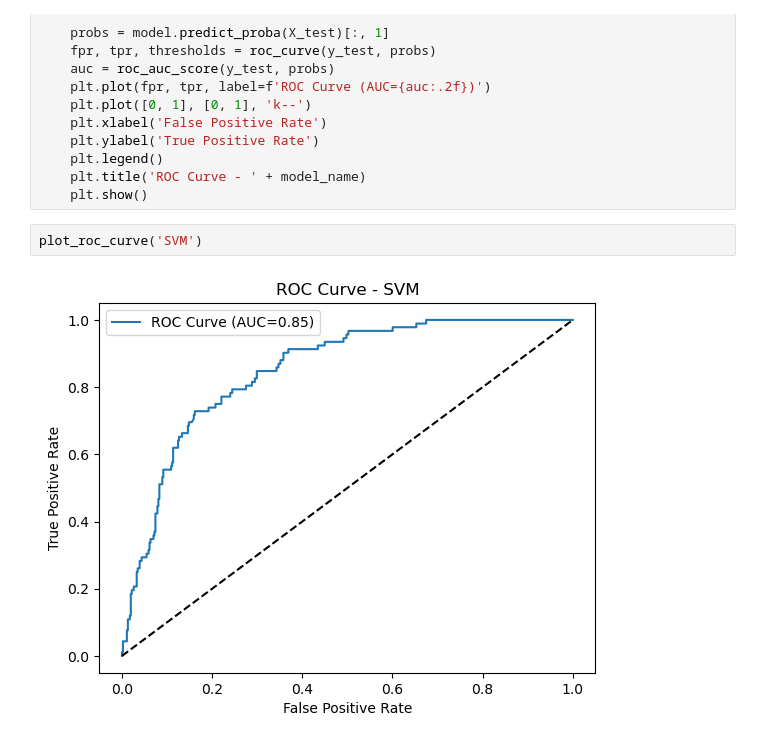
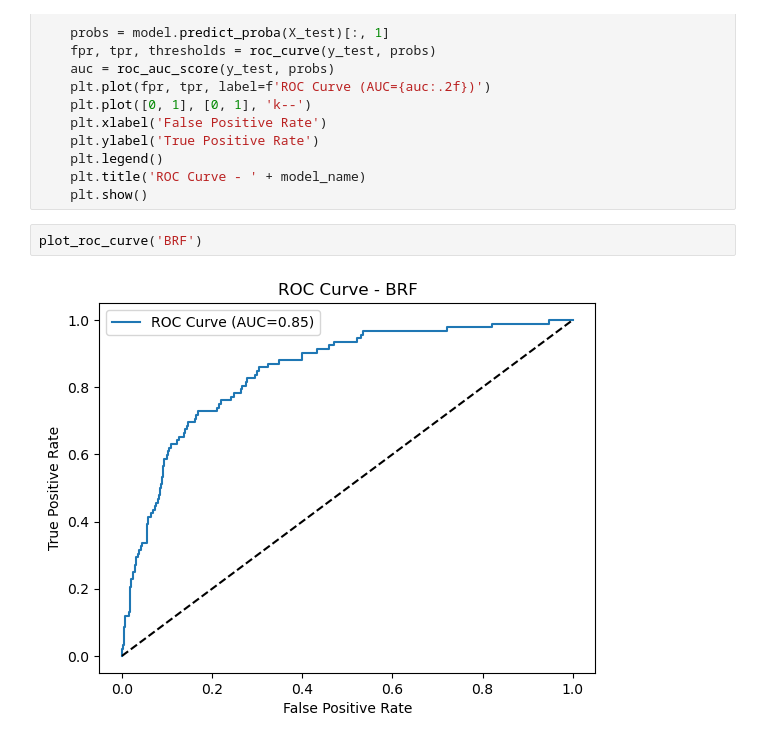
Before and after one commit to tiagopessoalima/Predicting180-DayMortalityInGeriatricOncology, a Jupyter notebook: scripts/04 - generalization.ipynb, the cells around one changed output. Cells and saved outputs as stored; diff of their text form.

```diff
--- a/scripts/04 - generalization.ipynb
+++ b/scripts/04 - generalization.ipynb
@@ -113,6 +119,6 @@ def plot_roc_curve(model_name):
     plt.title('ROC Curve - ' + model_name)
     plt.show()
 # %%
-plot_roc_curve('SVM')
+plot_roc_curve('BRF')
 # %% [output]
-[figure, old version]
+[figure, new version]
```
Also changed, not shown: parts of 5 cells of this notebook, 3 other files.
